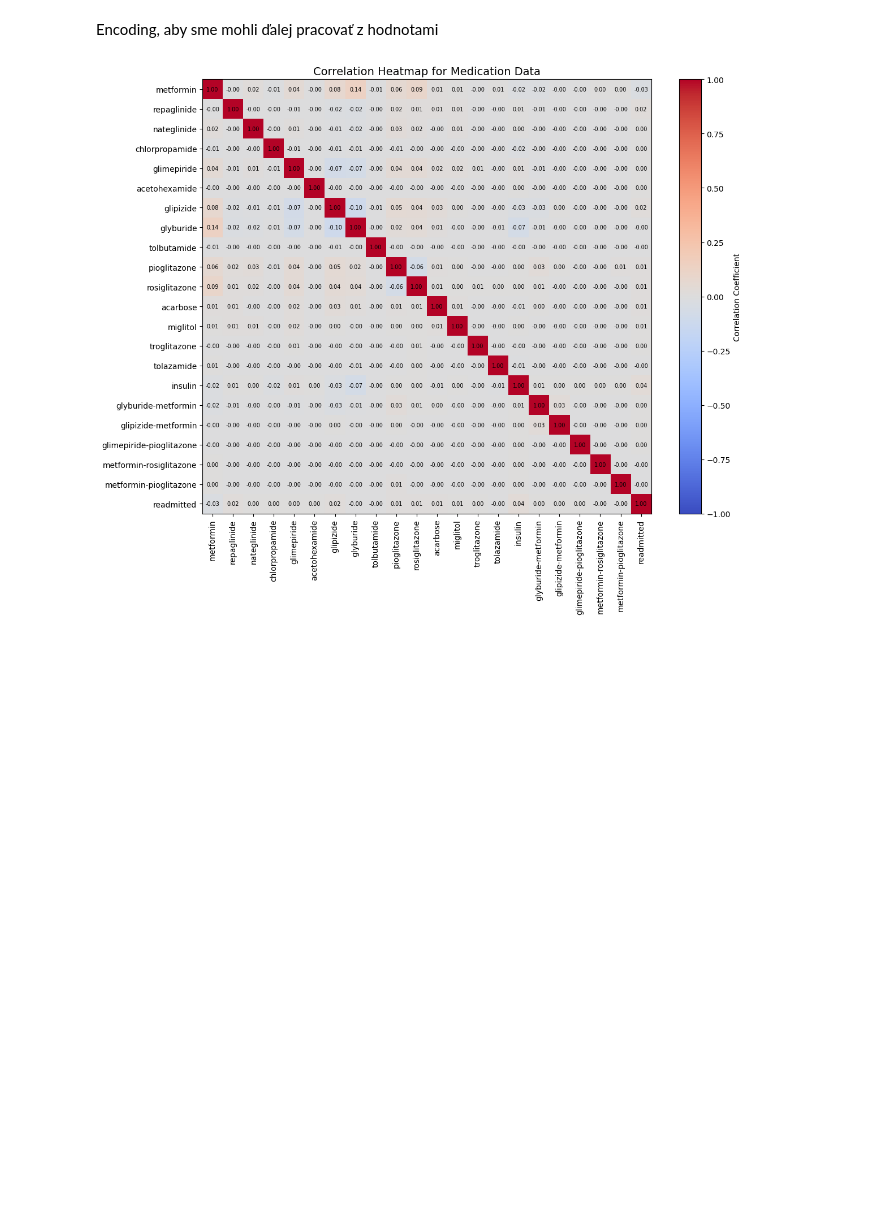
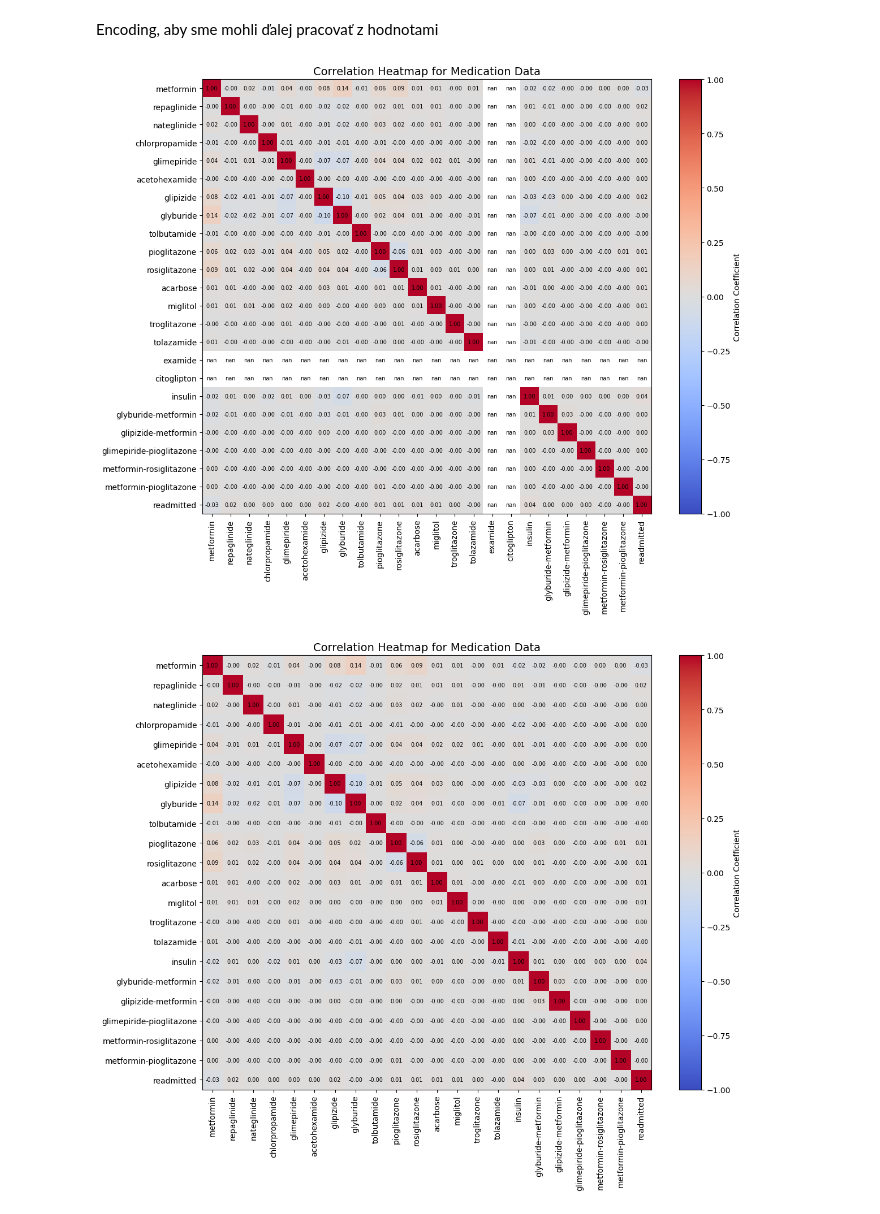
Before and after one commit to martingasparik/zneus_1_task, a Jupyter notebook: projekt/Untitled.ipynb, the cells around one changed output. Drawn from its saved outputs; the diff is of its cells as text; code cells hidden in the pictures; blank space fills up the shorter version.

```diff
--- a/projekt/Untitled.ipynb
+++ b/projekt/Untitled.ipynb
@@ -201,6 +201,31 @@ cols_to_encode = [col for col in df_medications.columns if col != 'readmitted']
 df_medications[cols_to_encode] = df_medications[cols_to_encode].replace(med_encoding)
 
 df_medications['readmitted'] = df_medications['readmitted'].replace(readmitted_encoding)
+# %%
+numeric_df = df_medications.select_dtypes(include=['number'])
+
+corr = numeric_df.corr()
+
+# Plot the heatmap
+plt.figure(figsize=(12, 10))
+plt.imshow(corr, aspect='auto', cmap='coolwarm', vmin=-1, vmax=1)
+plt.colorbar(label='Correlation Coefficient')
+
+# Add numeric values inside the heatmap
+for i in range(len(corr.columns)):
+    for j in range(len(corr.columns)):
+        plt.text(j, i, f'{corr.iloc[i, j]:.2f}',
+                 ha='center', va='center', color='black', fontsize=7)
+
+# Label axes
+plt.xticks(range(len(corr.columns)), corr.columns, rotation=90)
+plt.yticks(range(len(corr.columns)), corr.columns)
+
+plt.title("Correlation Heatmap for Medication Data", fontsize=14)
+plt.tight_layout()
+plt.show()
+# %% [output]
+[figure, added]
 # %%
 df_medications = df_medications.drop(columns=['examide', 'citoglipton'], errors='ignore')
 # %%
```
Also changed, not shown: parts of 5 cells of this notebook.
